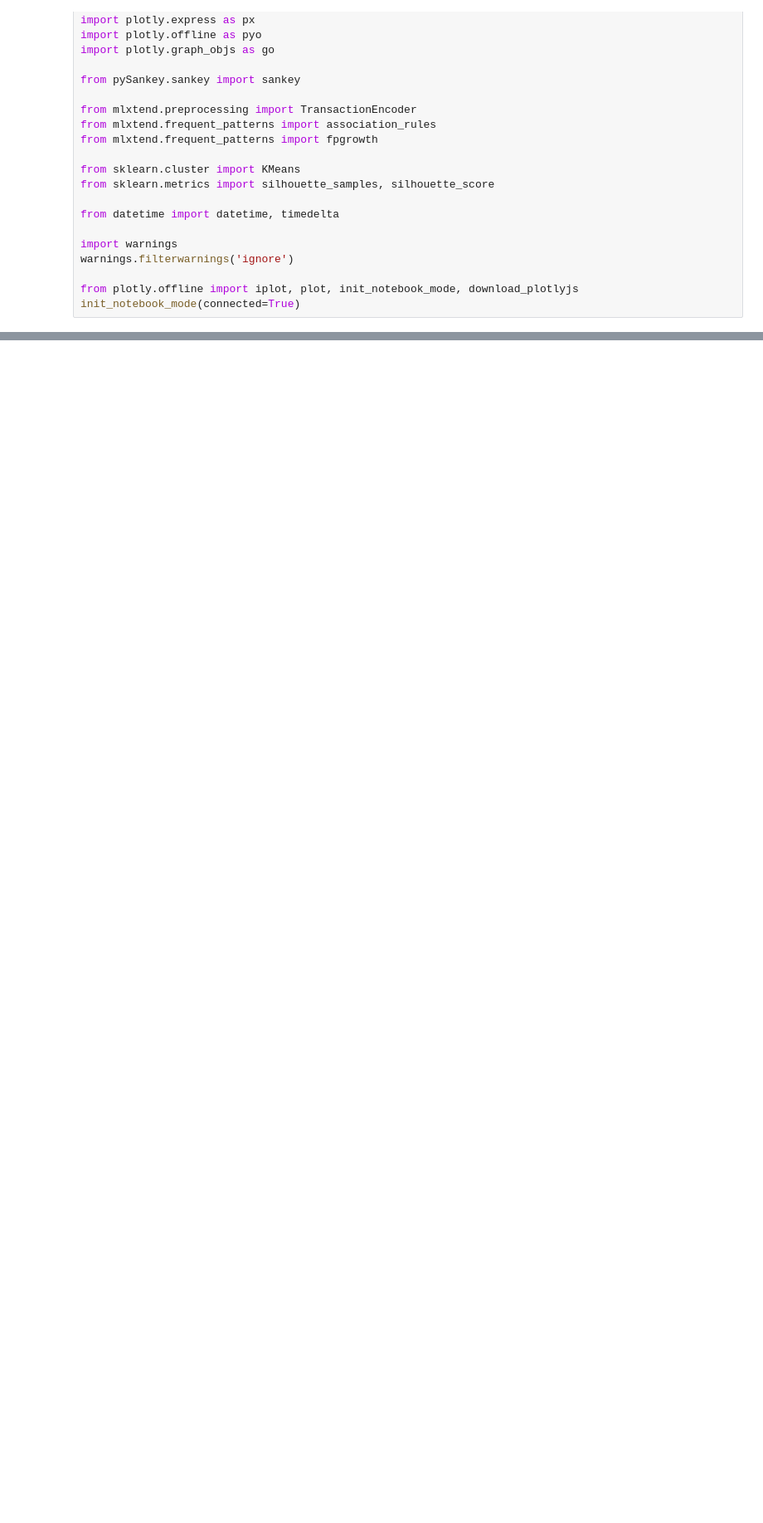
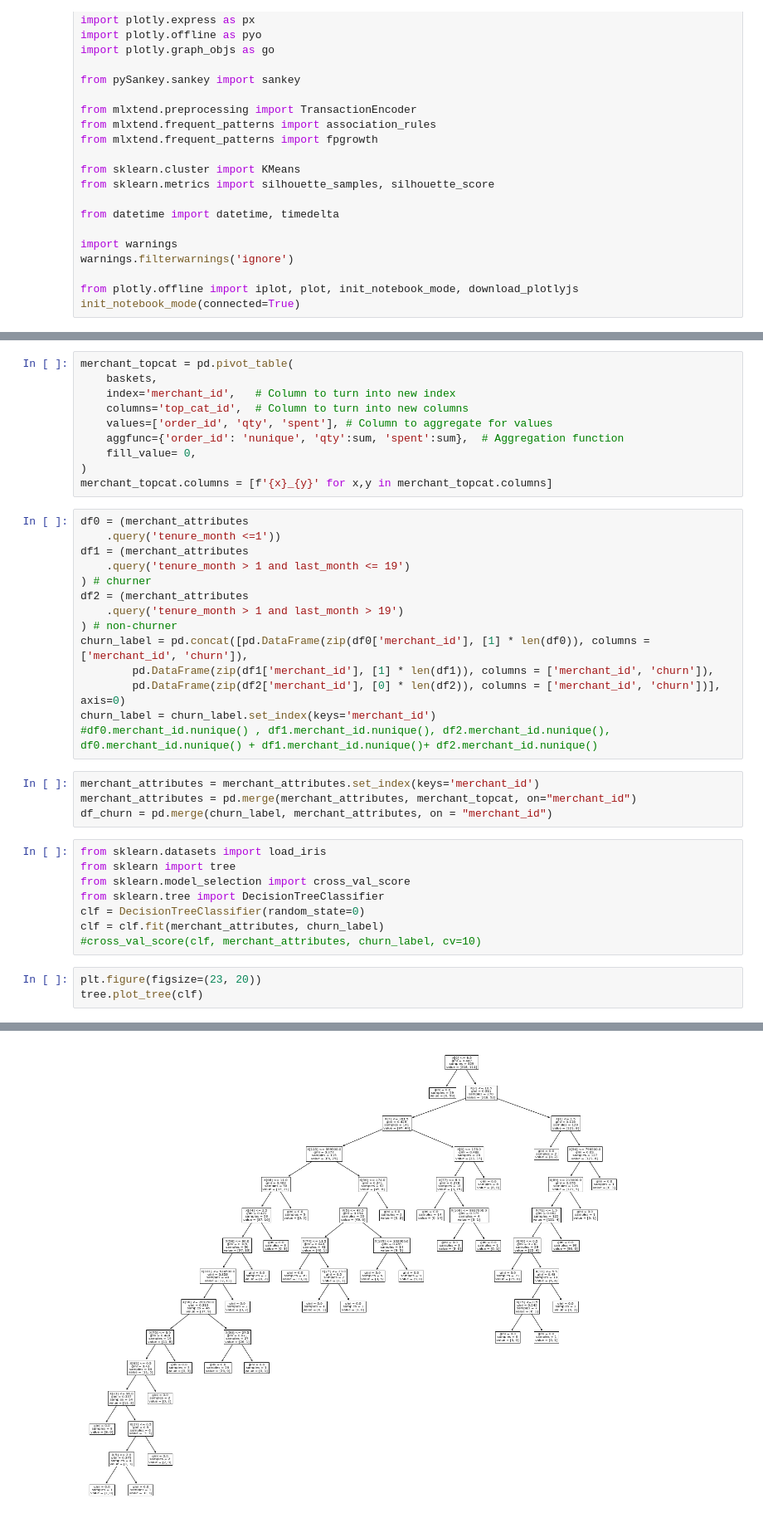
Before and after one commit to yingli/datasciencelifecycle, a Jupyter notebook: sample_code/NB12.ipynb, the cells around one changed output, grey strips where cells are left out. Shown at 83% size. Drawn from its saved outputs; the diff is of its cells as text; blank space fills up the shorter version.

Commit message:
adding NB12 on training data for supervised models

```diff
--- a/sample_code/NB12.ipynb
+++ b/sample_code/NB12.ipynb
@@ -32,0 +41,40 @@ init_notebook_mode(connected=True)
+# %%
+merchant_topcat = pd.pivot_table(
+    baskets,
+    index='merchant_id',   # Column to turn into new index
+    columns='top_cat_id',  # Column to turn into new columns
+    values=['order_id', 'qty', 'spent'], # Column to aggregate for values
+    aggfunc={'order_id': 'nunique', 'qty':sum, 'spent':sum},  # Aggregation function
+    fill_value= 0,
+)
+merchant_topcat.columns = [f'{x}_{y}' for x,y in merchant_topcat.columns]
+# %%
+df0 = (merchant_attributes
+    .query('tenure_month <=1'))
+df1 = (merchant_attributes
+    .query('tenure_month > 1 and last_month <= 19')
+) # churner
+df2 = (merchant_attributes
+    .query('tenure_month > 1 and last_month > 19')
+) # non-churner
+churn_label = pd.concat([pd.DataFrame(zip(df0['merchant_id'], [1] * len(df0)), columns = ['merchant_id', 'churn']),
+        pd.DataFrame(zip(df1['merchant_id'], [1] * len(df1)), columns = ['merchant_id', 'churn']),
+        pd.DataFrame(zip(df2['merchant_id'], [0] * len(df2)), columns = ['merchant_id', 'churn'])], axis=0)
+churn_label = churn_label.set_index(keys='merchant_id')
+#df0.merchant_id.nunique() , df1.merchant_id.nunique(), df2.merchant_id.nunique(), df0.merchant_id.nunique() + df1.merchant_id.nunique()+ df2.merchant_id.nunique()
+# %%
+merchant_attributes = merchant_attributes.set_index(keys='merchant_id')
+merchant_attributes = pd.merge(merchant_attributes, merchant_topcat, on="merchant_id")
+df_churn = pd.merge(churn_label, merchant_attributes, on = "merchant_id")
+# %%
+from sklearn.datasets import load_iris
+from sklearn import tree
+from sklearn.model_selection import cross_val_score
+from sklearn.tree import DecisionTreeClassifier
+clf = DecisionTreeClassifier(random_state=0)
+clf = clf.fit(merchant_attributes, churn_label)
+#cross_val_score(clf, merchant_attributes, churn_label, cv=10)
+# %%
+plt.figure(figsize=(23, 20))
+tree.plot_tree(clf)
+# %% [output]
@@ -32,0 +98 @@ init_notebook_mode(connected=True)
+[figure, added]
```
Also changed, not shown: parts of 21 cells of this notebook.
